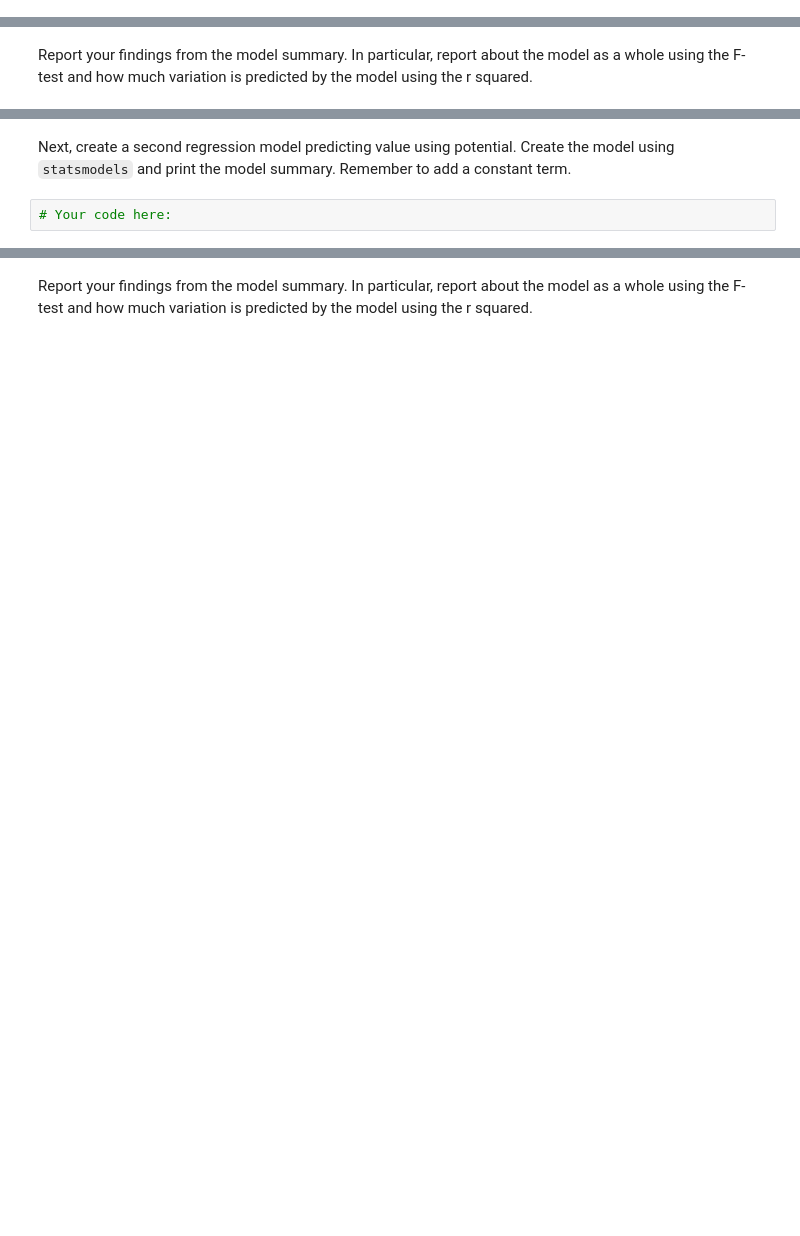
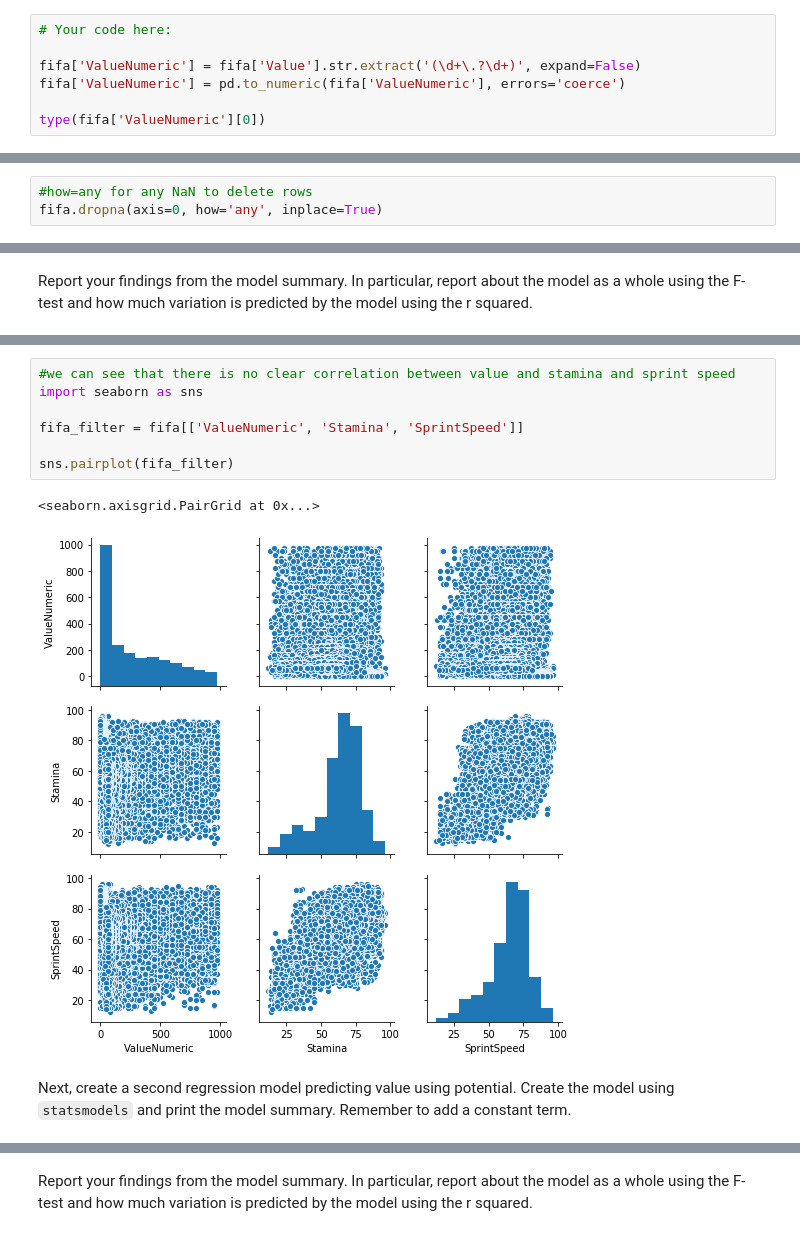
Before and after one commit to ta-datapt-bcn/lab-correlation-tests-with-scipy, a Jupyter notebook: your-code/main.ipynb, the cells around one changed output, grey strips where cells are left out. Saved outputs shown, nothing was run; the diff lists cells and outputs as text; blank space fills up the shorter version.

```diff
--- a/your-code/main.ipynb
+++ b/your-code/main.ipynb
@@ -24,0 +36,7 @@ Player's values are expressed in millions of euros. We would like this column to
+# %%
+# Your code here:
+
+fifa['ValueNumeric'] = fifa['Value'].str.extract('(\d+\.?\d+)', expand=False)
+fifa['ValueNumeric'] = pd.to_numeric(fifa['ValueNumeric'], errors='coerce')
+
+type(fifa['ValueNumeric'][0])
@@ -50,0 +137,3 @@ We'll start by ensuring there are no missing values. Examine all variables for a
+# %%
+#how=any for any NaN to delete rows
+fifa.dropna(axis=0, how='any', inplace=True)
@@ -61,4 +215,12 @@ Report your findings from the model summary. In particular, report about the mod
+# %%
+#we can see that there is no clear correlation between value and stamina and sprint speed
+import seaborn as sns
+
+fifa_filter = fifa[['ValueNumeric', 'Stamina', 'SprintSpeed']]
+
+sns.pairplot(fifa_filter)
+# %% [output]
+<seaborn.axisgrid.PairGrid at 0x...>
+[figure, added]
 # %% [markdown]
 Next, create a second regression model predicting value using potential. Create the model using `statsmodels` and print the model summary. Remember to add a constant term.
-# %%
-# Your code here:
```
Also changed, not shown: parts of 25 cells of this notebook, 1 other file.
